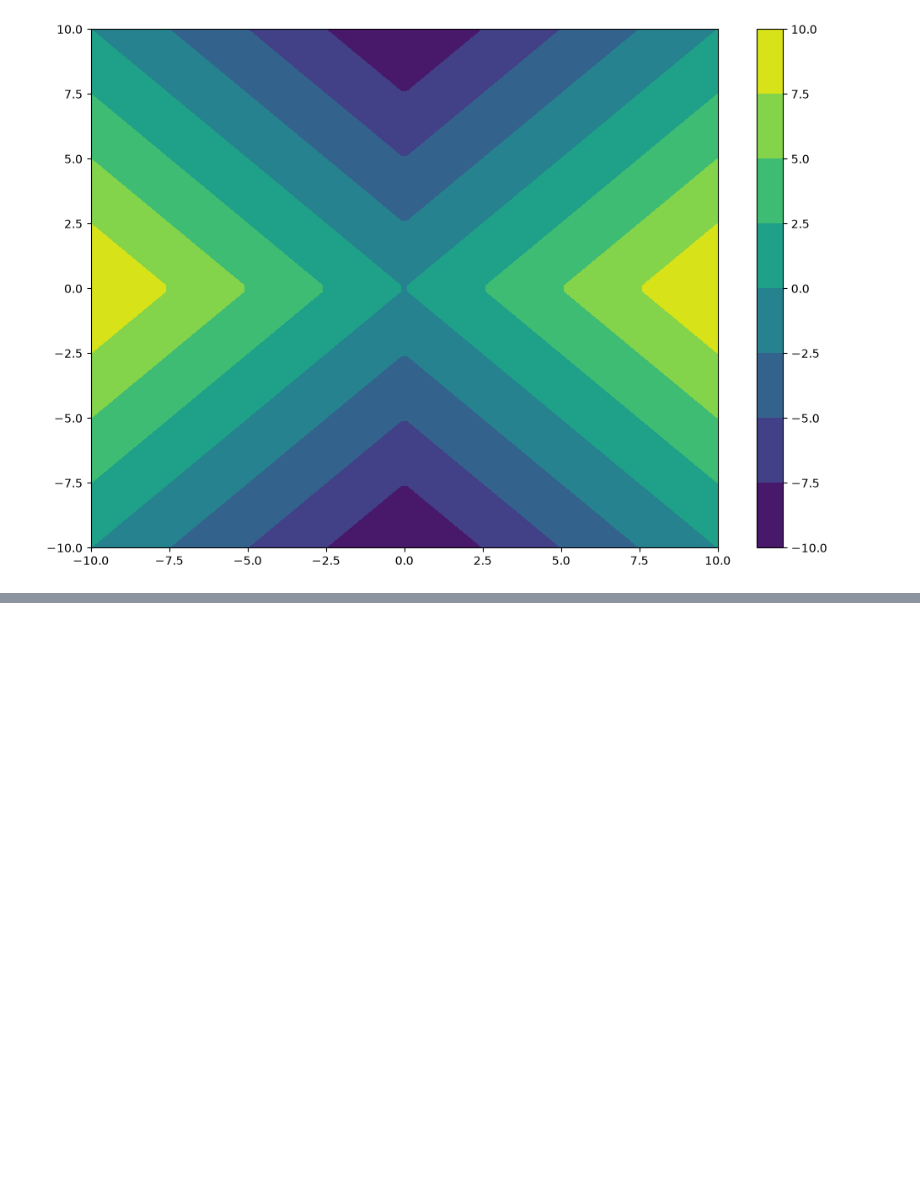
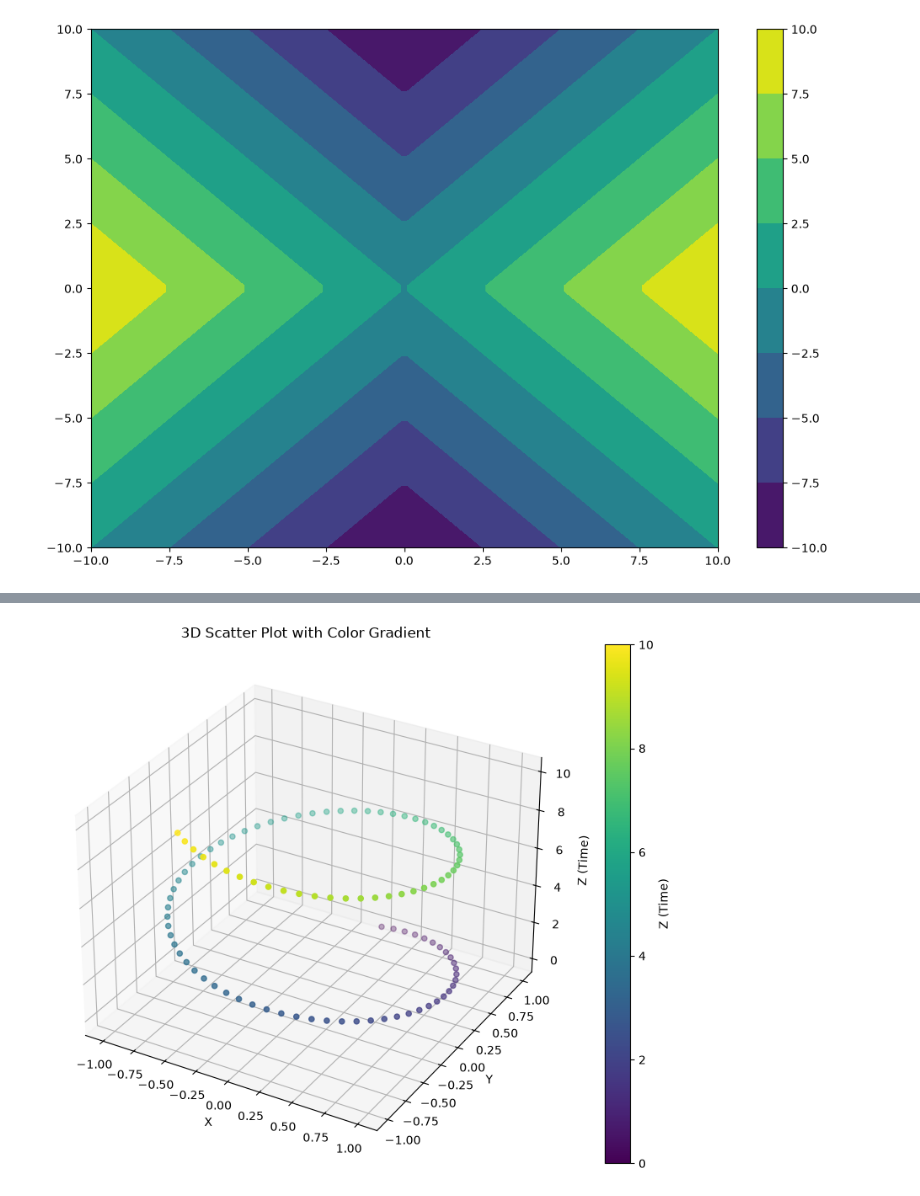
Before and after one commit to muhammad-saad-2006/ai-learning, a Jupyter notebook: week1/matplot-practice.ipynb, the cells around one changed output, grey strips where cells are left out. Saved outputs shown, nothing was run; the diff lists cells and outputs as text; code cells hidden in the pictures; blank space fills up the shorter version.

```diff
--- a/week1/matplot-practice.ipynb
+++ b/week1/matplot-practice.ipynb
@@ -328,0 +340,25 @@ plt.show()
+# %%
+time = np.linspace(0, 10, 100)
+x = np.sin(time)
+y = np.cos(time)
+z = time
+
+# Create a DataFrame from the dataset
+data = pd.DataFrame({'time': time, 'x': x, 'y': y, 'z': z})
+
+fig = plt.figure(figsize=(12,8))
+ax = plt.subplot(projection='3d')
+
+scatter = ax.scatter3D(data['x'], data['y'], data['z'], c=data['z'], cmap='viridis')
+
+ax.set_xlabel("X")
+ax.set_ylabel("Y")
+ax.set_zlabel("Z (Time)")
+ax.set_title("3D Scatter Plot with Color Gradient")
+
+cbar = plt.colorbar(scatter)
+cbar.set_label("Z (Time)")
+
+plt.show()
+# %% [output]
+[figure, added]
```
Also changed, not shown: parts of 9 cells of this notebook.
